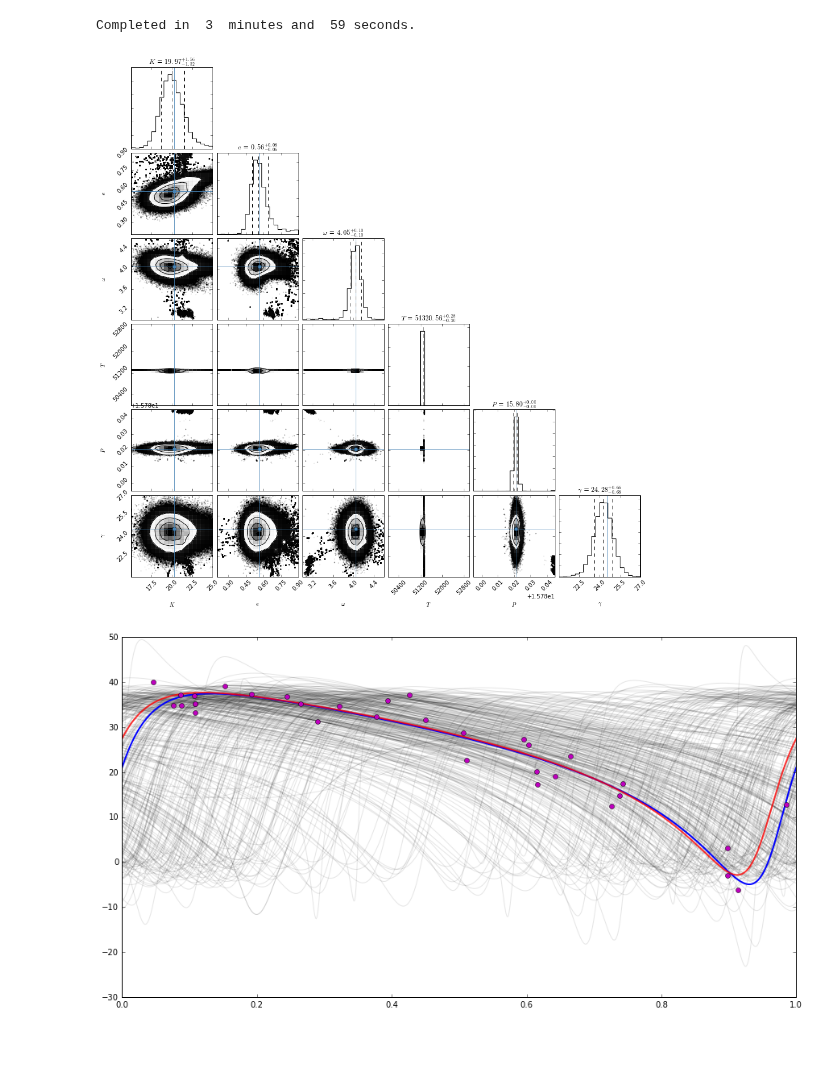
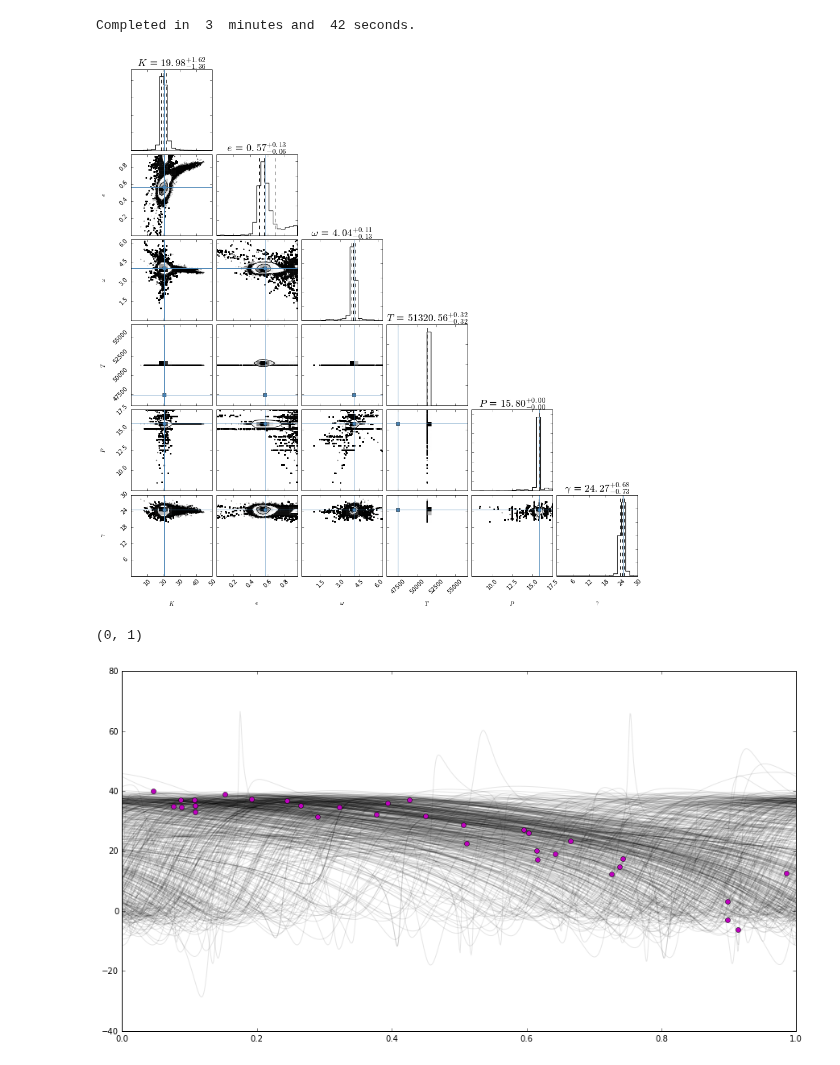
Before and after one commit to jacob-i-skinner/Orbit-Fitting, a Jupyter notebook: emcee stuff.ipynb, the cells around one changed output. Cells and saved outputs as stored; diff of their text form; code cells hidden in the pictures.

```diff
--- a/emcee stuff.ipynb
+++ b/emcee stuff.ipynb
@@ -58,56 +58,65 @@ initial_guess, cov = curve_fit(alteredRV, JDp, np.asarray(RVp),
 def likelihood(parameters, mass_ratio, primary, secondary):
     r = np.sqrt(sum((np.asarray(primary)-RV(JDp, mass_ratio, parameters)[0])**2)
         +sum((np.asarray(secondary)-RV(JDs, mass_ratio, parameters)[1])**2))
     return -r
 
 def constraints(parameters):
     K, e, w, T, P, y = parameters[0], parameters[1], parameters[2], parameters[3], parameters[4], parameters[5]
-    if  0 < K < 200 and 0 < e < 0.9 and 0 < w < 2*np.pi and JD[0] < T < JD[-1] and 15 < P < 16.6 and 10 < y < 35:
+    if  0 < K < 50 and 0 < e < 0.95 and 0 < w < 2*np.pi and JD[0] < T < JD[-1] and 7.5 < P < 17.5 and 0 < y < 30:
         return 0
     return -np.inf
 
 def probability(initial_guess, mass_ratio, RVp, RVs):
     con = constraints(initial_guess)
     if not np.isfinite(con):
         return -np.inf
     return con + likelihood(initial_guess, mass_ratio, RVp, RVs)
 
-#running the MCMC process
-ndim, nwalkers = 6, 200
+#set dimensionality and walker number
+ndim, nwalkers = 6, 400
+
+#initialize walkers
 pos = [initial_guess + 0.1*np.random.randn(ndim) for i in range(nwalkers)]
+
+#for j in range(0,5):
+#    for i in range(0, 199):
+#        pos[i][3] = np.linspace(JD[0], JD[-1], num = 200)[i]
+#    for i in range(0, 199):
+#        pos[i][4] = np.linspace(7.5, 17.5, num = 200)[i]
+
 #idea for improvement: initialize walkers with gaussian balls of varying sizes, depending on parameter
 sampler = emcee.EnsembleSampler(nwalkers, ndim, probability, args=(mass_ratio, RVp, RVs), threads = 4)
-sampler.run_mcmc(pos, 10000)
+sampler.run_mcmc(pos, 5000)
 
 
 #create the corner plot
 samples = sampler.chain[:, 500:, :].reshape((-1, ndim))
 fig = corner.corner(samples, labels=["$K$", "$e$", "$\omega$", "$T$", "$P$", "$\gamma$"],
-                    extents=[[15, 25], [0.2, 0.9], [3, 4.6], [50000, 53000], [15.775, 15.825], [21, 27]],
+                    extents=[[0, 50], [0, 0.95], [0, 2*np.pi], [JD[0], JD[-1]], [7.5, 17.5], [0, 30]],
                     truths = [20.28, 0.568, 4.047, 47433.507, 15.800905, 24.52],
-                    quantiles=[0.16, 0.5, 0.84], show_titles=True, title_kwargs={"fontsize": 12})
+                    quantiles=[0.16, 0.5, 0.84], show_titles=True, title_kwargs={"fontsize": 18})
 #fig.savefig("triangle.png")
-
-x = np.linspace(0, 15.800905, num=1000)
-plt.figure(figsize=(15,8))
-for K, e, w, T, P, y in samples[np.random.randint(len(samples), size=300)]:
-    parameters = K, e, w, T, P, y
-    primary = RV(x, mass_ratio, parameters)[0]
-    plt.plot(x/parameters[4], RV(x, mass_ratio, parameters)[0], color="k", alpha=0.1)
-
-plt.plot(x/parameters[4], RV(x, mass_ratio, initial_guess)[0], color="b", lw=2) #initial guess curve
-
-primary = RV(x, mass_ratio, [20.28, 0.568, 4.047, 47433.507, 15.800905, 24.52])[0]
-plt.plot(x/15.800905, primary, color="r", lw=2, alpha=0.8) #Czekala et al. result
-
-plt.plot(phases(15.800905, 0, JDp), RVp, 'mo') #data phased to initial guess period
-plt.xlim(0,1)
-
-#I'm curious why the semiamplitude doesn't seem to be changing much during the MCMC process
 
 t = time.time()
 print('Completed in ', int((t-t0)/60), ' minutes and ', int(((t-t0)/60-int((t-t0)/60))*60), 'seconds.')
 # %% [output]
-Completed in  3  minutes and  59 seconds.
+Completed in  3  minutes and  42 seconds.
-[figure, old version]
+[figure, new version]
-[figure, removed]
+# %%
+x = np.linspace(0, 15.800905, num=1000)
+plt.figure(figsize=(15,8))
+for K, e, w, T, P, y in samples[np.random.randint(len(samples), size=500)]:
+    parameters = K, e, w, T, P, y
+    primary = RV(x, mass_ratio, parameters)[0]
+    plt.plot(x/parameters[4], RV(x, mass_ratio, parameters)[0], color="k", alpha=0.1)
+
+#plt.plot(x/parameters[4], RV(x, mass_ratio, initial_guess)[0], color="b", lw=2) #initial guess curve
+
+#primary = RV(x, mass_ratio, [20.28, 0.568, 4.047, 47433.507, 15.800905, 24.52])[0]
+plt.plot(x/15.800905, primary, color="r", lw=2, alpha=0.8) #Czekala et al. result
+
+plt.plot(phases(15.800905, 0, JDp), RVp, 'mo') #data phased to initial guess period
+plt.xlim(0,1)
+# %% [output]
+(0, 1)
+[figure, added]
```
Also changed, not shown: parts of 2 cells of this notebook, 3 other files.
